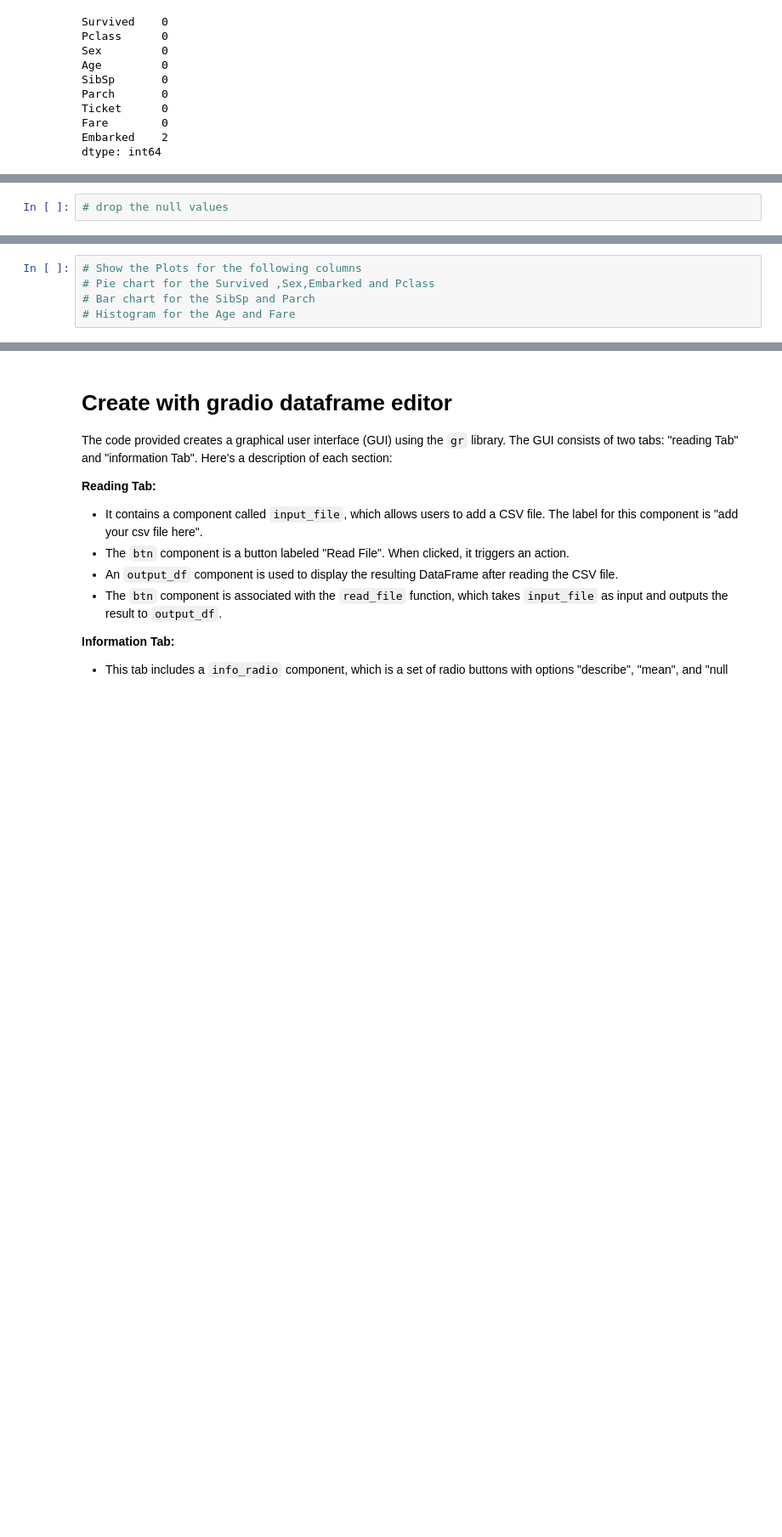
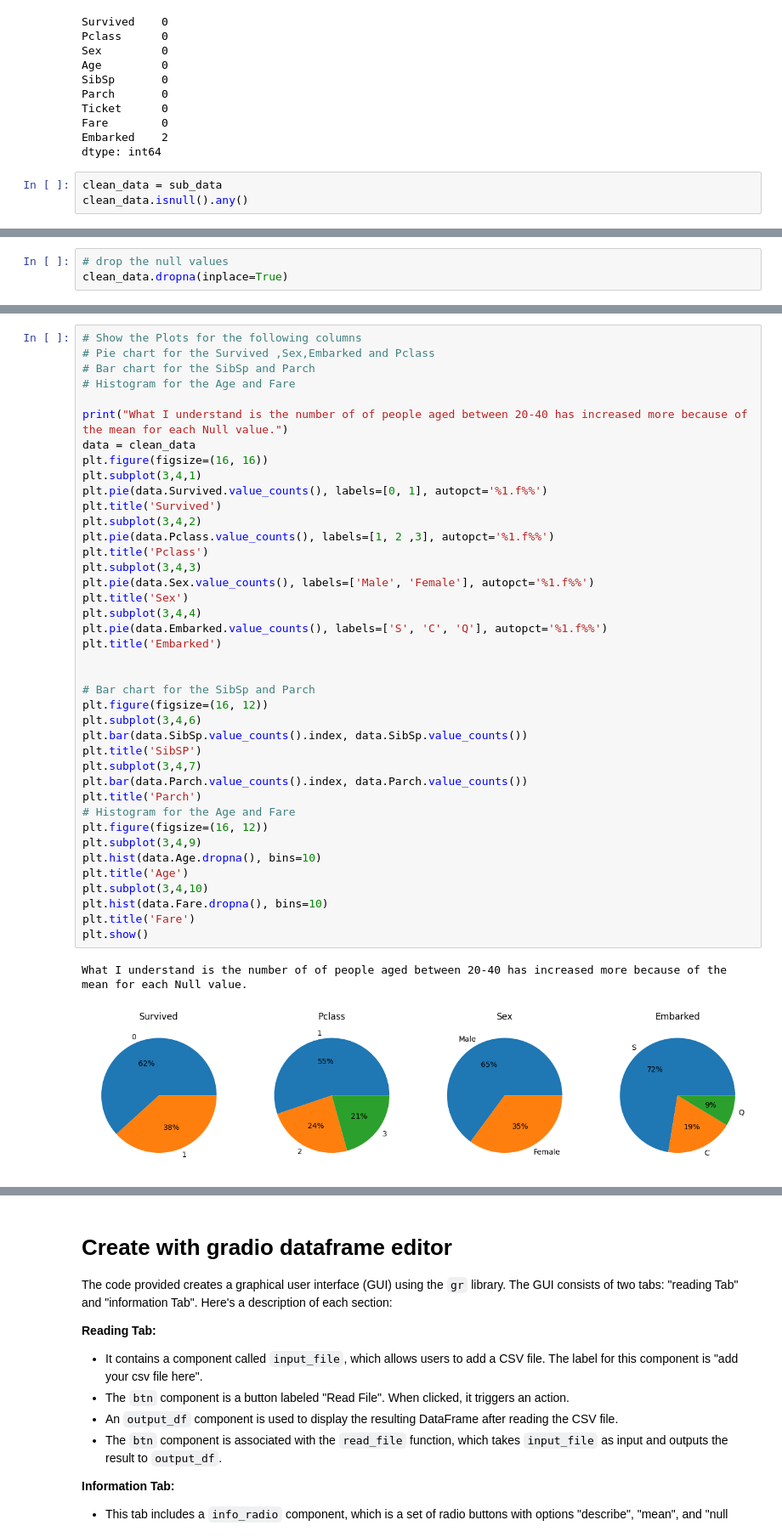
Before and after one commit to NuraddinQJ/AiDojo-Bootcamp, a Jupyter notebook: Week2-Task.ipynb, the cells around one changed output, grey strips where cells are left out. Shown at 85% size. Saved outputs shown, nothing was run; the diff lists cells and outputs as text; blank space fills up the shorter version.

```diff
--- a/Week2-Task.ipynb
+++ b/Week2-Task.ipynb
@@ -317,3 +317,6 @@ Ticket      0
 Fare        0
 Embarked    2
 dtype: int64
+# %%
+clean_data = sub_data
+clean_data.isnull().any()
@@ -320,2 +334,3 @@ dtype: int64
 # %%
 # drop the null values
+clean_data.dropna(inplace=True)
@@ -324,5 +353,43 @@ dtype: int64
-# %%
-# Show the Plots for the following columns
-# Pie chart for the Survived ,Sex,Embarked and Pclass
-# Bar chart for the SibSp and Parch
-# Histogram for the Age and Fare
+# %%
+# Show the Plots for the following columns
+# Pie chart for the Survived ,Sex,Embarked and Pclass
+# Bar chart for the SibSp and Parch
+# Histogram for the Age and Fare
+
+print("What I understand is the number of of people aged between 20-40 has increased more because of the mean for each Null value.")
+data = clean_data
+plt.figure(figsize=(16, 16))
+plt.subplot(3,4,1)
+plt.pie(data.Survived.value_counts(), labels=[0, 1], autopct='%1.f%%')
+plt.title('Survived')
+plt.subplot(3,4,2)
+plt.pie(data.Pclass.value_counts(), labels=[1, 2 ,3], autopct='%1.f%%')
+plt.title('Pclass')
+plt.subplot(3,4,3)
+plt.pie(data.Sex.value_counts(), labels=['Male', 'Female'], autopct='%1.f%%')
+plt.title('Sex')
+plt.subplot(3,4,4)
+plt.pie(data.Embarked.value_counts(), labels=['S', 'C', 'Q'], autopct='%1.f%%')
+plt.title('Embarked')
+
+
+# Bar chart for the SibSp and Parch
+plt.figure(figsize=(16, 12))
+plt.subplot(3,4,6)
+plt.bar(data.SibSp.value_counts().index, data.SibSp.value_counts())
+plt.title('SibSP')
+plt.subplot(3,4,7)
+plt.bar(data.Parch.value_counts().index, data.Parch.value_counts())
+plt.title('Parch')
+# Histogram for the Age and Fare
+plt.figure(figsize=(16, 12))
+plt.subplot(3,4,9)
+plt.hist(data.Age.dropna(), bins=10)
+plt.title('Age')
+plt.subplot(3,4,10)
+plt.hist(data.Fare.dropna(), bins=10)
+plt.title('Fare')
+plt.show()
+# %% [output]
+What I understand is the number of of people aged between 20-40 has increased more because of the mean for each Null value.
+[figure, added]
```
Also changed, not shown: parts of 8 cells of this notebook.
